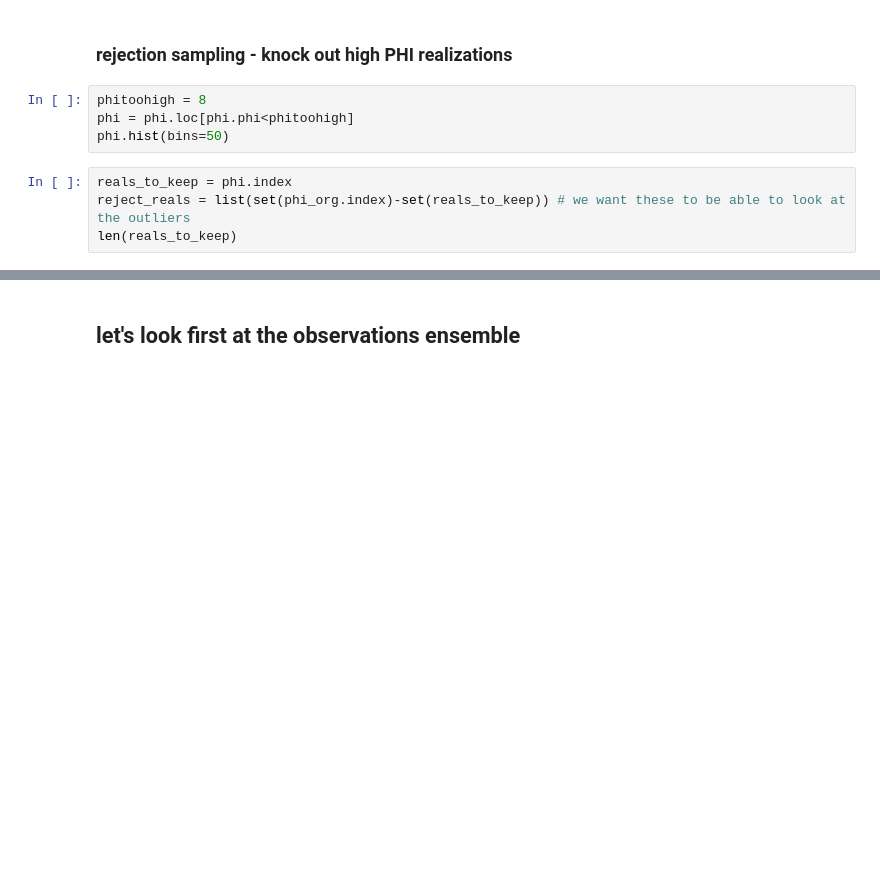
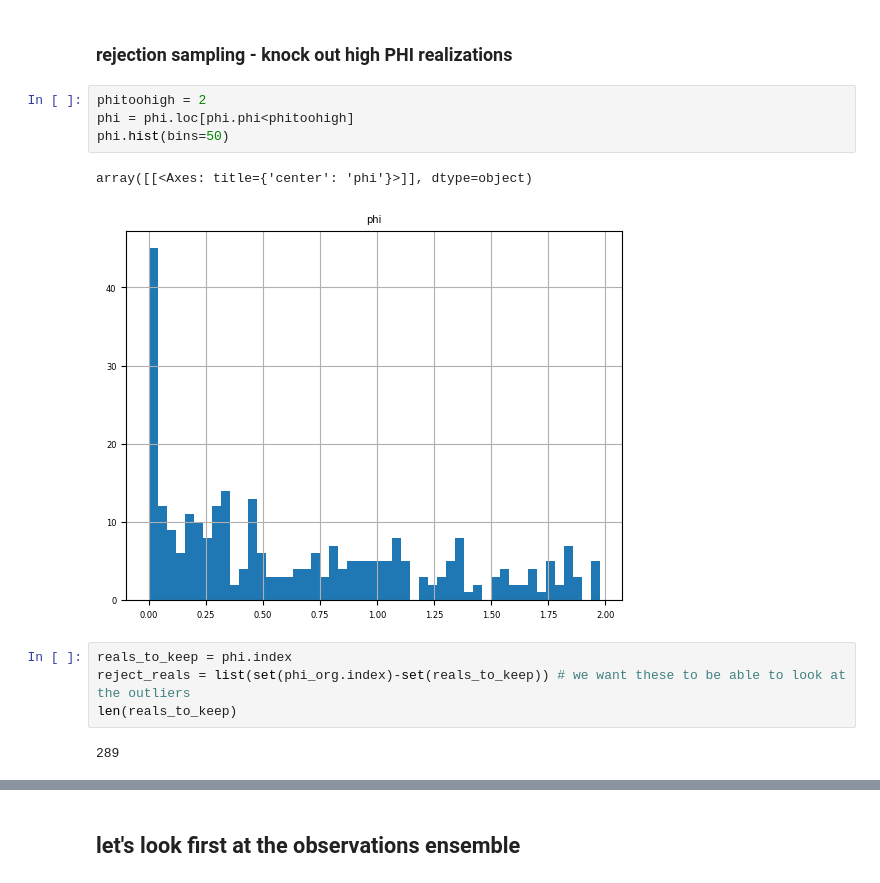
Before and after one commit to WDNR-Water-Use/HiCap_Analysis_Tool, a Jupyter notebook: examples/postproc_PEST.ipynb, the cells around one changed output, grey strips where cells are left out. Drawn from its saved outputs; the diff is of its cells as text; blank space fills up the shorter version.

```diff
--- a/examples/postproc_PEST.ipynb
+++ b/examples/postproc_PEST.ipynb
@@ -20,12 +23,17 @@ phi.hist(bins=50)
 # %% [markdown]
 ### rejection sampling - knock out high PHI realizations
 # %%
-phitoohigh = 8
+phitoohigh = 2
 phi = phi.loc[phi.phi<phitoohigh]
 phi.hist(bins=50)
+# %% [output]
+array([[<Axes: title={'center': 'phi'}>]], dtype=object)
+[figure, added]
 # %%
 reals_to_keep = phi.index
 reject_reals = list(set(phi_org.index)-set(reals_to_keep)) # we want these to be able to look at the outliers
 len(reals_to_keep)
+# %% [output]
+289
 # %%
 reject_reals
```
Also changed, not shown: parts of 5 cells of this notebook, 3 other files.
